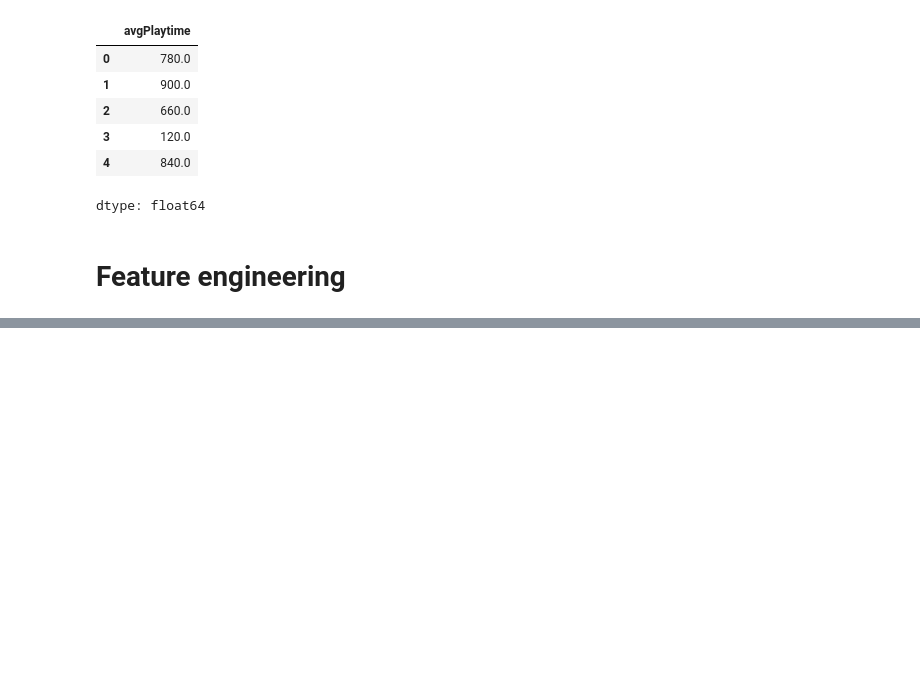
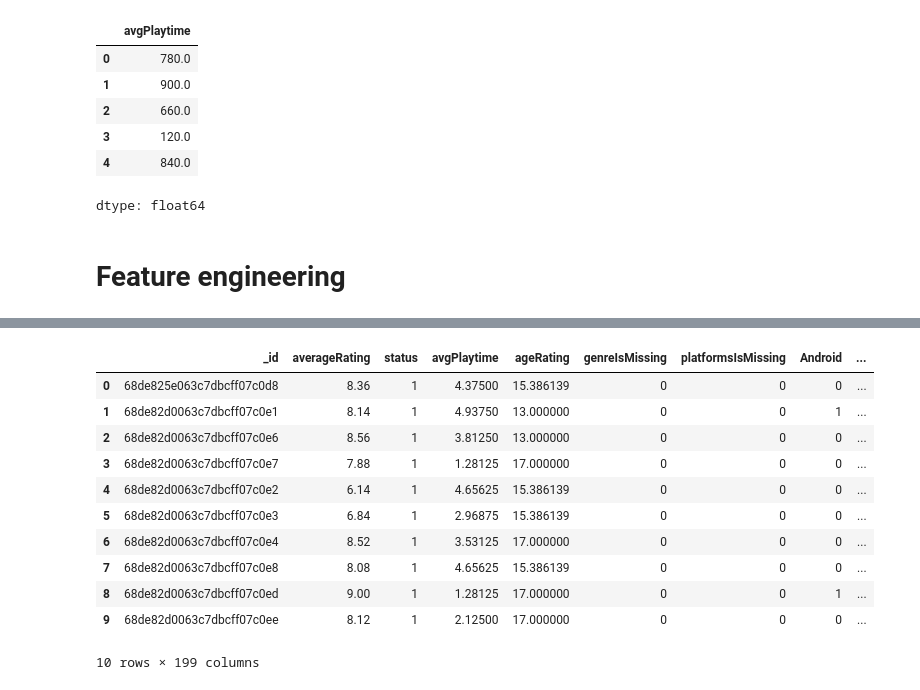
Before and after one commit to Shruthikshetty/media-logger-recommender, a Jupyter notebook: training_notebooks/games_recommendation_model.ipynb, the cells around one changed output, grey strips where cells are left out. Saved outputs shown, nothing was run; the diff lists cells and outputs as text; code cells hidden in the pictures; blank space fills up the shorter version.

```diff
--- a/training_notebooks/games_recommendation_model.ipynb
+++ b/training_notebooks/games_recommendation_model.ipynb
@@ -903,0 +1129,12 @@ dtype: float64
+# %%
+# lets convert out date time  columns to split and use date , year , day
+training_data = df_clean_combined.copy()
+
+training_data['releaseDate'] = pd.to_datetime(training_data['releaseDate'], utc=True)
+
+training_data["releaseYear"] = training_data['releaseDate'].dt.year.astype(int)
+training_data["releaseMonth"] = training_data['releaseDate'].dt.month.astype(int)
+training_data["releaseDay"] = training_data['releaseDate'].dt.day.astype(int)
+
+
+training_data[['releaseYear' , "releaseMonth" ,  'releaseDay']].head()
@@ -903,0 +1148,5 @@ dtype: float64
+# %%
+# lets drop original createdAt , releaseDate
+training_data.drop(columns=[ "releaseDate"] , inplace=True)
+
+training_data.iloc[:, :30].info()
@@ -903,0 +1182,8 @@ dtype: float64
+# %%
+# lets normalize avg play time
+min_rt = training_data["avgPlaytime"].min()
+max_rt = training_data["avgPlaytime"].max()
+
+# Normalize avgPlaytime to 1-10 range
+training_data["avgPlaytime"] = 1 + (training_data["avgPlaytime"] - min_rt) * (9) / (max_rt - min_rt)
+training_data["avgPlaytime"].head()
@@ -903,0 +1198,4 @@ dtype: float64
+# %%
+#  lets clip data from below 3 and above 22 since we dont expect anything under or above this range
+training_data["ageRating"] = training_data["ageRating"].clip(lower=3, upper=22)
+training_data["ageRating"].head()
@@ -903,0 +1210,15 @@ dtype: float64
+# %%
+training_data.head(10)
+# %% [output]
+|  | _id | averageRating | status | avgPlaytime | ageRating | genreIsMissing | platformsIsMissing | Android | ... |
+| 0 | 68de825e063c7dbcff07c0d8 | 8.36 | 1 | 4.37500 | 15.386139 | 0 | 0 | 0 | ... |
+| 1 | 68de82d0063c7dbcff07c0e1 | 8.14 | 1 | 4.93750 | 13.000000 | 0 | 0 | 1 | ... |
+| 2 | 68de82d0063c7dbcff07c0e6 | 8.56 | 1 | 3.81250 | 13.000000 | 0 | 0 | 0 | ... |
+| 3 | 68de82d0063c7dbcff07c0e7 | 7.88 | 1 | 1.28125 | 17.000000 | 0 | 0 | 0 | ... |
+| 4 | 68de82d0063c7dbcff07c0e2 | 6.14 | 1 | 4.65625 | 15.386139 | 0 | 0 | 0 | ... |
+| 5 | 68de82d0063c7dbcff07c0e3 | 6.84 | 1 | 2.96875 | 15.386139 | 0 | 0 | 0 | ... |
+| 6 | 68de82d0063c7dbcff07c0e4 | 8.52 | 1 | 3.53125 | 17.000000 | 0 | 0 | 0 | ... |
+| 7 | 68de82d0063c7dbcff07c0e8 | 8.08 | 1 | 4.65625 | 15.386139 | 0 | 0 | 0 | ... |
+| 8 | 68de82d0063c7dbcff07c0ed | 9.00 | 1 | 1.28125 | 17.000000 | 0 | 0 | 1 | ... |
+| 9 | 68de82d0063c7dbcff07c0ee | 8.12 | 1 | 2.12500 | 17.000000 | 0 | 0 | 0 | ... |
+10 rows × 199 columns
```
Also changed, not shown: parts of 35 cells of this notebook.
